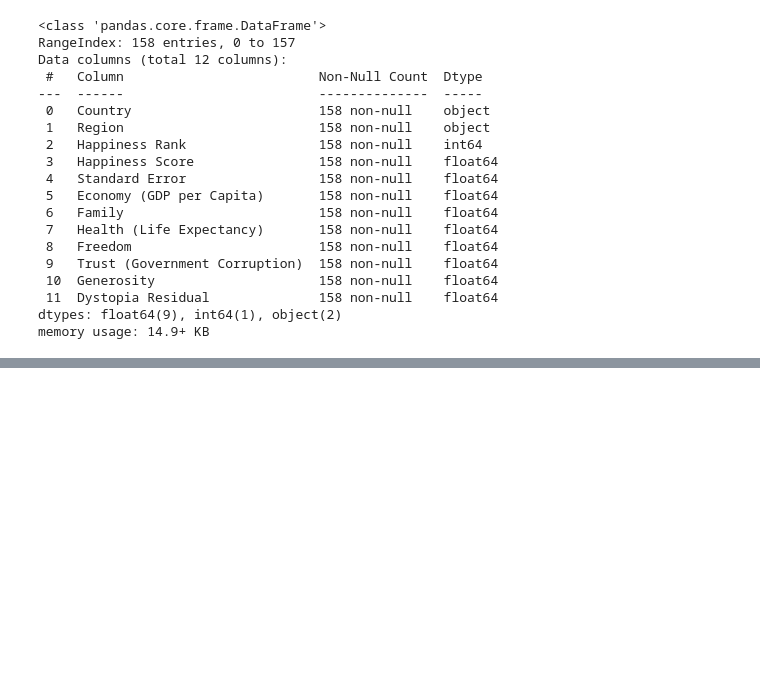
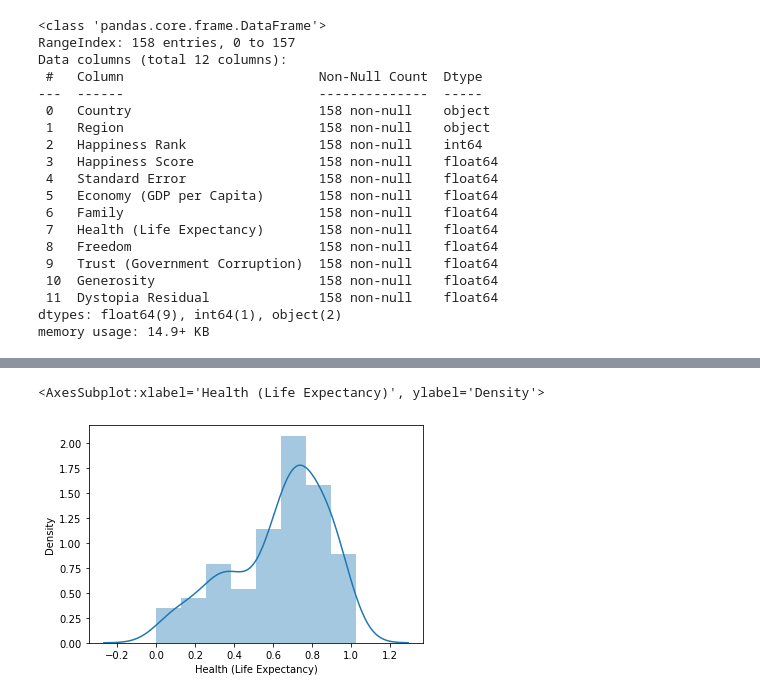
Before and after one commit to Debanti14/Datatrained-Practice_Projects, a Jupyter notebook: P_P1-World Happiness Report.ipynb, the cells around one changed output, grey strips where cells are left out. Saved outputs shown, nothing was run; the diff lists cells and outputs as text; code cells hidden in the pictures; blank space fills up the shorter version.

```diff
--- a/P_P1-World Happiness Report.ipynb
+++ b/P_P1-World Happiness Report.ipynb
@@ -331,0 +315,5 @@ NameError: name 'z' is not defined
+# %%
+sns.distplot(df['Health (Life Expectancy)'])
+# %% [output]
+<AxesSubplot:xlabel='Health (Life Expectancy)', ylabel='Density'>
+[figure, added]
```
Also changed, not shown: parts of 27 cells of this notebook.
